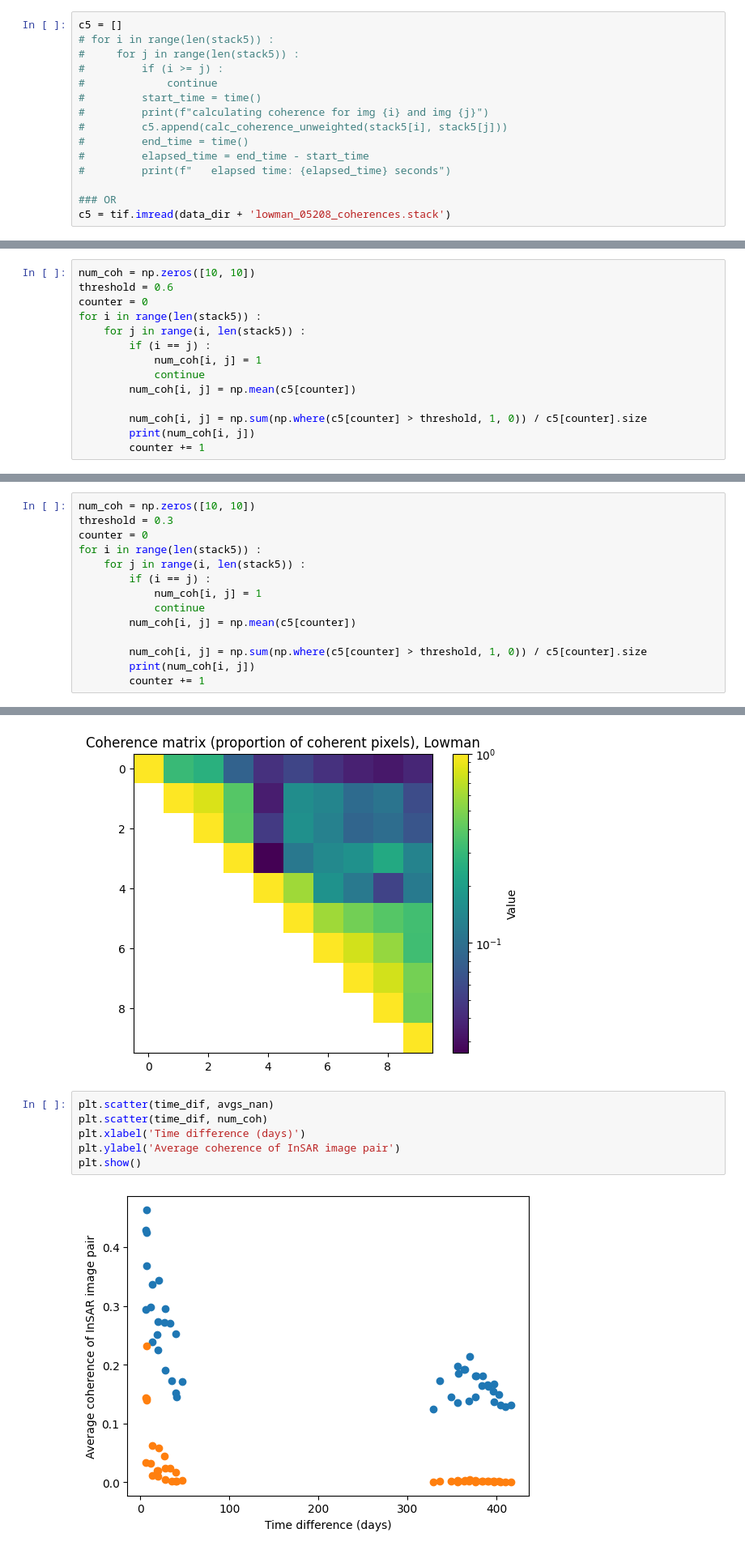
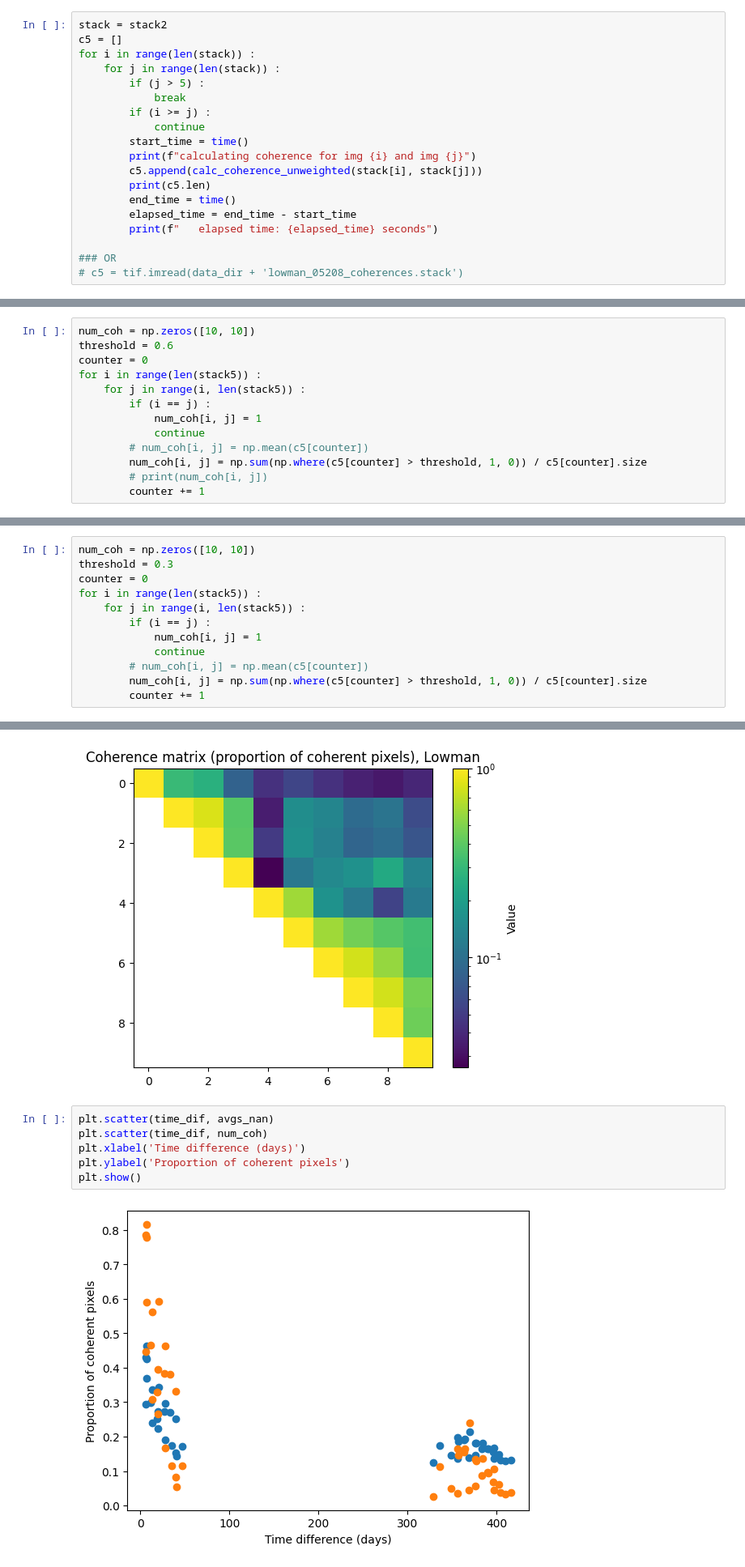
Before and after one commit to julober/snowex_uavsar_coherence, a Jupyter notebook: notebooks/lowman_coherence.ipynb, the cells around one changed output, grey strips where cells are left out. Shown at 81% size. Cells and saved outputs as stored; diff of their text form.

Commit message:
trying to calculate descending track coherences...

```diff
--- a/notebooks/lowman_coherence.ipynb
+++ b/notebooks/lowman_coherence.ipynb
@@ -107,15 +111,19 @@ This file is 14 GB but loads pretty quickly using the tifffile module.
 # %%
+stack = stack2
 c5 = []
-# for i in range(len(stack5)) :
-#     for j in range(len(stack5)) :
-#         if (i >= j) :
-#             continue
-#         start_time = time()
-#         print(f"calculating coherence for img {i} and img {j}")
-#         c5.append(calc_coherence_unweighted(stack5[i], stack5[j]))
-#         end_time = time()
-#         elapsed_time = end_time - start_time
-#         print(f"   elapsed time: {elapsed_time} seconds")
+for i in range(len(stack)) :
+    for j in range(len(stack)) :
+        if (j > 5) :
+            break
+        if (i >= j) :
+            continue
+        start_time = time()
+        print(f"calculating coherence for img {i} and img {j}")
+        c5.append(calc_coherence_unweighted(stack[i], stack[j]))
+        print(c5.len)
+        end_time = time()
+        elapsed_time = end_time - start_time
+        print(f"   elapsed time: {elapsed_time} seconds")
 
 ### OR
-c5 = tif.imread(data_dir + 'lowman_05208_coherences.stack')
+# c5 = tif.imread(data_dir + 'lowman_05208_coherences.stack')
@@ -232,10 +259,9 @@ for i in range(len(stack5)) :
         if (i == j) :
             num_coh[i, j] = 1
             continue
-        num_coh[i, j] = np.mean(c5[counter])
-
+        # num_coh[i, j] = np.mean(c5[counter])
         num_coh[i, j] = np.sum(np.where(c5[counter] > threshold, 1, 0)) / c5[counter].size
-        print(num_coh[i, j])
+        # print(num_coh[i, j])
         counter += 1
 # %% [output]
 0.012070605373234537
@@ -264,10 +290,8 @@ for i in range(len(stack5)) :
         if (i == j) :
             num_coh[i, j] = 1
             continue
-        num_coh[i, j] = np.mean(c5[counter])
-
+        # num_coh[i, j] = np.mean(c5[counter])
         num_coh[i, j] = np.sum(np.where(c5[counter] > threshold, 1, 0)) / c5[counter].size
-        print(num_coh[i, j])
         counter += 1
 # %% [output]
 0.30920285831041083
@@ -300,8 +324,8 @@ plt.show()
 # %%
 plt.scatter(time_dif, avgs_nan)
 plt.scatter(time_dif, num_coh)
 plt.xlabel('Time difference (days)')
-plt.ylabel('Average coherence of InSAR image pair')
+plt.ylabel('Proportion of coherent pixels')
 plt.show()
 # %% [output]
-[figure, old version]
+[figure, new version]
```
Also changed, not shown: parts of 3 cells of this notebook.
